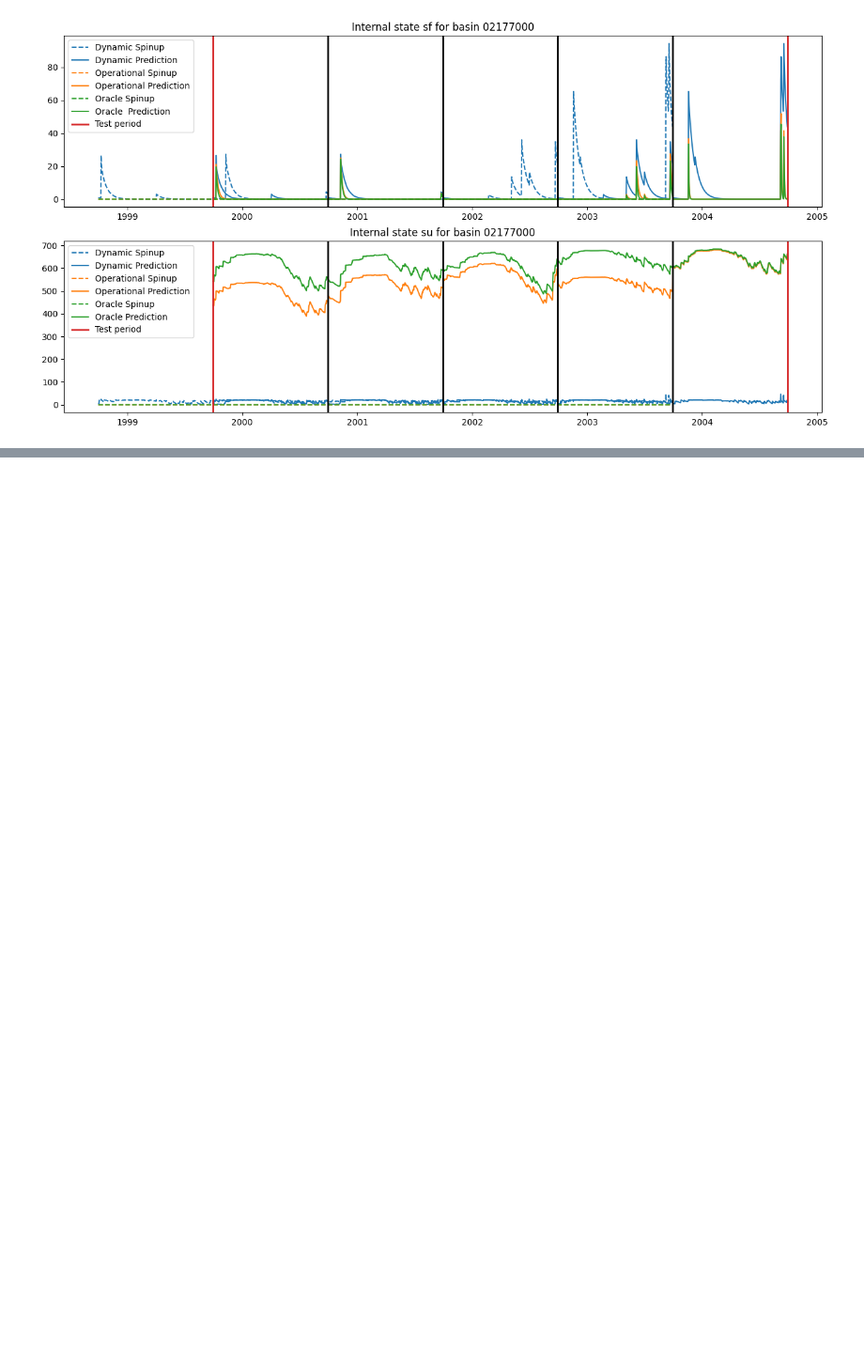
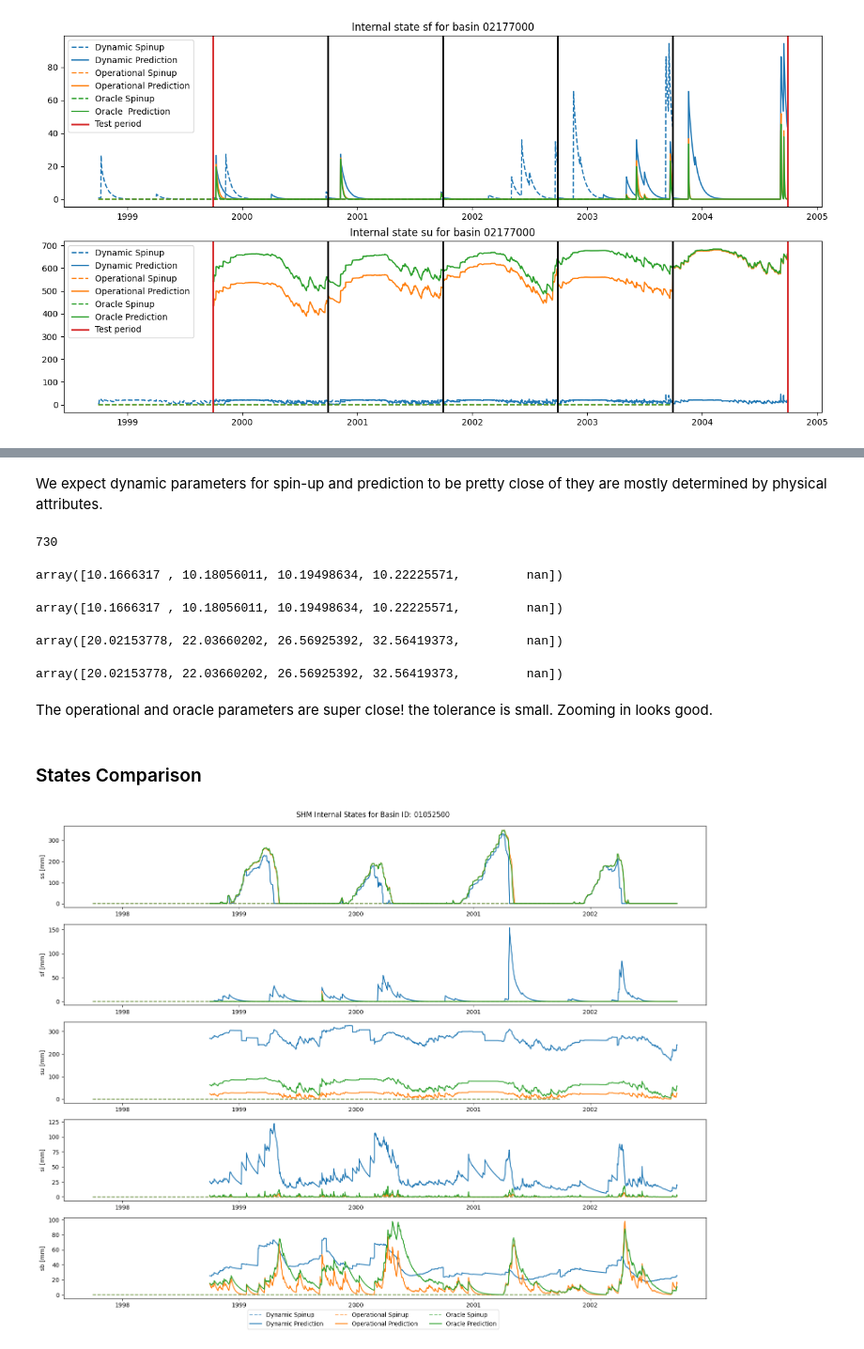
Before and after one commit to mines-ciroh/neuralhydrology-dcfe, a Jupyter notebook: examples/08-SHM/shm_training.ipynb, the cells around one changed output, grey strips where cells are left out. Shown at 94% size. Cells and saved outputs as stored; diff of their text form; code cells hidden in the pictures; blank space fills up the shorter version.

```diff
--- a/examples/08-SHM/shm_training.ipynb
+++ b/examples/08-SHM/shm_training.ipynb
@@ -1053,0 +1266,55 @@ ax[1].legend()
+# %% [markdown]
+We expect dynamic parameters for spin-up and prediction to be pretty close of they are mostly determined by physical attributes.
+# %%
+np.sum(~np.isclose(full_operational_shm_all_results[basin]["spinup_parameters"][param_interest],
+                   full_operational_shm_all_results[basin]["prediction_parameters"][param_interest], atol=1e-1))
+# %% [output]
+730
+# %%
+np.unique(full_operational_shm_all_results[basin]["spinup_parameters"][param_interest])
+# %% [output]
+array([10.1666317 , 10.18056011, 10.19498634, 10.22225571,         nan])
+# %%
+np.unique(full_operational_shm_all_results[basin]["prediction_parameters"][param_interest])
+# %% [output]
+array([10.1666317 , 10.18056011, 10.19498634, 10.22225571,         nan])
+# %%
+np.unique(full_oracle_shm_all_results[basin]["spinup_parameters"][param_interest])
+# %% [output]
+array([20.02153778, 22.03660202, 26.56925392, 32.56419373,         nan])
+# %%
+np.unique(full_oracle_shm_all_results[basin]["prediction_parameters"][param_interest])
+# %% [output]
+array([20.02153778, 22.03660202, 26.56925392, 32.56419373,         nan])
+# %% [markdown]
+The operational and oracle parameters are super close! the tolerance is small. Zooming in looks good.
+# %% [markdown]
+### States Comparison
+# %%
+state_dates =full_dynamic_shm_all_results['datetime']
+fig, ax = plt.subplots(figsize=(16,2.5*len(state_keys)), nrows=len(state_keys), ncols=1)
+for i, state_interest in enumerate(state_keys):
+    label_dynamic_spinup = "Dynamic Spinup" if i == 0 else None
+    label_dynamic_prediction = "Dynamic Prediction" if i == 0 else None
+    label_operational_spinup = "Operational Spinup" if i == 0 else None
+    label_operational_prediction = "Operational Prediction" if i == 0 else None
+    label_oracle_spinup = "Oracle Spinup" if i == 0 else None
+    label_oracle_prediction = "Oracle Prediction" if i == 0 else None
+    ax[i].plot(param_dates, full_dynamic_shm_all_results[basin]["spinup_internal_states"][state_interest],
+               color="tab:blue", label=label_dynamic_spinup, linestyle='--', alpha = 0.5)
+    ax[i].plot(param_dates, full_dynamic_shm_all_results[basin]["prediction_internal_states"][state_interest],
+               color="tab:blue", label=label_dynamic_prediction, linestyle='-')
+    ax[i].plot(param_dates, full_operational_shm_all_results[basin]["spinup_internal_states"][state_interest],
+               color="tab:orange", label=label_operational_spinup, linestyle='--', alpha = 0.5)
+    ax[i].plot(param_dates, full_operational_shm_all_results[basin]["prediction_internal_states"][state_interest],
+               color="tab:orange", label=label_operational_prediction, linestyle='-')
+    ax[i].plot(param_dates, full_oracle_shm_all_results[basin]["spinup_internal_states"][state_interest],
+               color="tab:green", label=label_oracle_spinup, linestyle='--', alpha = 0.5)
+    ax[i].plot(param_dates, full_oracle_shm_all_results[basin]["prediction_internal_states"][state_interest],
+               color="tab:green", label=label_oracle_prediction, linestyle='-')
+    ax[i].set_ylabel(f"{state_interest} [mm]")
+fig.legend(loc="lower center", ncol=3)
+fig.suptitle(f"SHM Internal States for Basin ID: {basin}")
+plt.tight_layout(rect=[0, 0.03, 1, 0.99])
+# %% [output]
+[figure, added]
```
Also changed, not shown: parts of 22 cells of this notebook, 2 other files.
